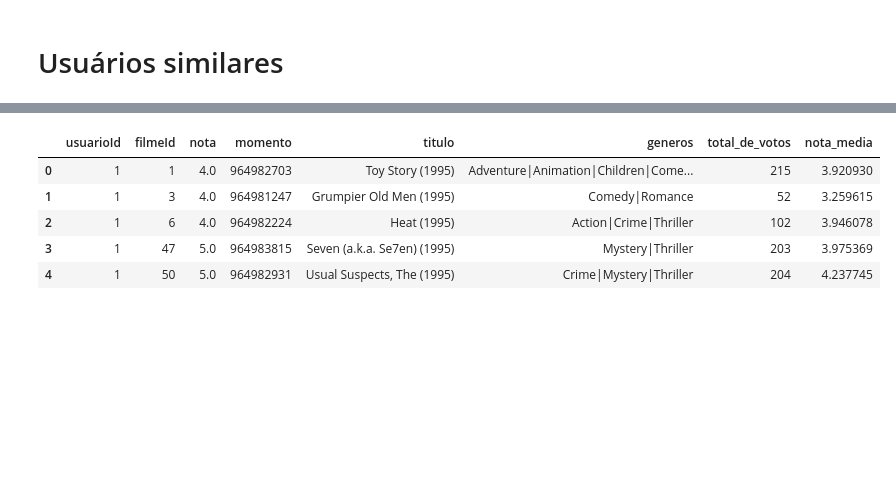
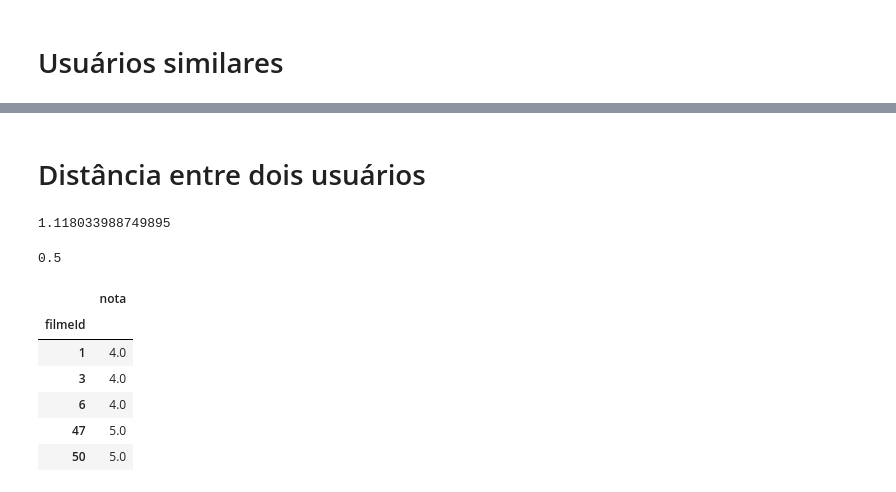
Before and after one commit to Pedro-A-D-S/recommendation_system, a Jupyter notebook: rec_system.ipynb, the cells around one changed output, grey strips where cells are left out. Saved outputs shown, nothing was run; the diff lists cells and outputs as text; code cells hidden in the pictures; blank space fills up the shorter version.

```diff
--- a/rec_system.ipynb
+++ b/rec_system.ipynb
@@ -293,0 +355,2 @@ df[['titulo', 'generos', 'total_de_votos','nota_media']].set_index(['generos','t
+# %% [markdown]
+# Distância entre dois usuários
@@ -294,9 +360,43 @@ df[['titulo', 'generos', 'total_de_votos','nota_media']].set_index(['generos','t
+# %%
+distancia_de_vetores(usuario1, usuario2)
+# %% [output]
+1.118033988749895
+# %%
+distancia_de_vetores(usuario1, usuario3)
+# %% [output]
+0.5
+# %%
+def notas_do_usuario(usuario):
+
+    # fltra o dataframe pelo usuarioId
+    notas_do_usuario = df[df['usuarioId'] == usuario]
+
+    # setta o index como a coluna de filmeId
+    notas_do_usuario = notas_do_usuario[['filmeId', 'nota']].set_index(['filmeId'])
+    return notas_do_usuario
+
+def distancia_de_usuarios(usuario_id1, usuario_id2):
+
+    # trás notas dos usuários 1 e 2
+    notas1 = notas_do_usuario(usuario_id1)
+    notas2 = notas_do_usuario(usuario_id2)
+
+    # trazer somente os filmes que os dois usuários assistiram
+    diferencas = notas1.join(notas2, lsuffix = '_esquerda', rsuffix = '_direita').dropna()
+
+    # calcula a distância entre os dois usuários
+    distancia = distancia_de_vetores(diferencas['nota_esquerda'], diferencas['nota_direita'])
+    return distancia
+# %%
+usuario1 = notas_do_usuario(usuario = 1)
+usuario2 = notas_do_usuario(usuario = 2)
 # %%
-df.head()
+usuario1.head()
 # %% [output]
-|  | usuarioId | filmeId | nota | momento | titulo | generos | total_de_votos | nota_media |
-| 0 | 1 | 1 | 4.0 | 964982703 | Toy Story (1995) | Adventure|Animation|Children|Come... | 215 | 3.920930 |
-| 1 | 1 | 3 | 4.0 | 964981247 | Grumpier Old Men (1995) | Comedy|Romance | 52 | 3.259615 |
-| 2 | 1 | 6 | 4.0 | 964982224 | Heat (1995) | Action|Crime|Thriller | 102 | 3.946078 |
-| 3 | 1 | 47 | 5.0 | 964983815 | Seven (a.k.a. Se7en) (1995) | Mystery|Thriller | 203 | 3.975369 |
-| 4 | 1 | 50 | 5.0 | 964982931 | Usual Suspects, The (1995) | Crime|Mystery|Thriller | 204 | 4.237745 |
+|  | nota |
+| filmeId |  |
+| 1 | 4.0 |
+| 3 | 4.0 |
+| 6 | 4.0 |
+| 47 | 5.0 |
+| 50 | 5.0 |
```
Also changed, not shown: parts of 30 cells of this notebook, 1 other file.
